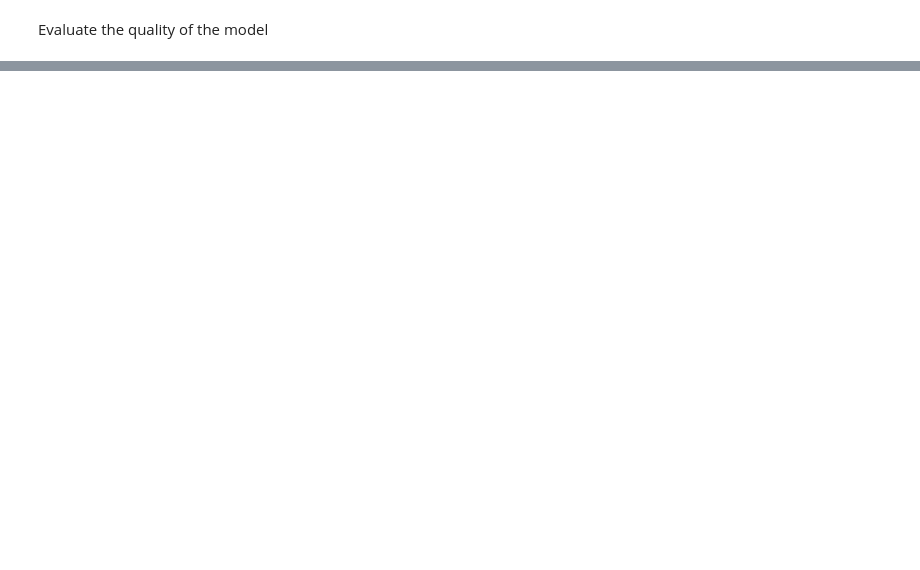
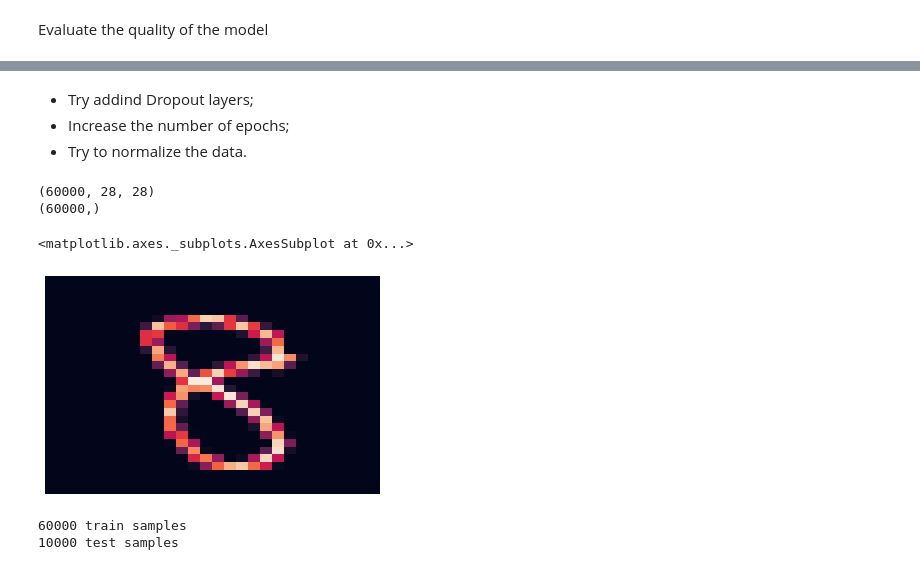
Before and after one commit to mrcrdg/jupyter_set, a Jupyter notebook: MNIST_MLP.ipynb, the cells around one changed output, grey strips where cells are left out. Cells and saved outputs as stored; diff of their text form; code cells hidden in the pictures; blank space fills up the shorter version.

```diff
--- a/MNIST_MLP.ipynb
+++ b/MNIST_MLP.ipynb
@@ -131,0 +137,31 @@ print(score[1])
+# %% [markdown]
+- Try addind Dropout layers;
+- Increase the number of epochs;
+- Try to normalize the data.
+# %%
+# the data, split between train and test sets
+(x_train, y_train), (x_test, y_test) = mnist.load_data()
+print(x_train.shape)
+print(y_train.shape)
+# %% [output]
+(60000, 28, 28)
+(60000,)
+# %%
+#Plot one of the digits:
+random_index= random.randint(0,5999)
+
+sns.heatmap(x_train[random_index], cbar=False, xticklabels=False, yticklabels=False)
+# %% [output]
+<matplotlib.axes._subplots.AxesSubplot at 0x...>
+[figure, added]
+# %%
+#Reshape data so it is just a single line per handwritten digit
+
+x_train = x_train.reshape(60000, 784)
+x_test = x_test.reshape(10000, 784)
+
+print(x_train.shape[0], 'train samples')
+print(x_test.shape[0], 'test samples')
+# %% [output]
+60000 train samples
+10000 test samples
```
Also changed, not shown: parts of 18 cells of this notebook.
